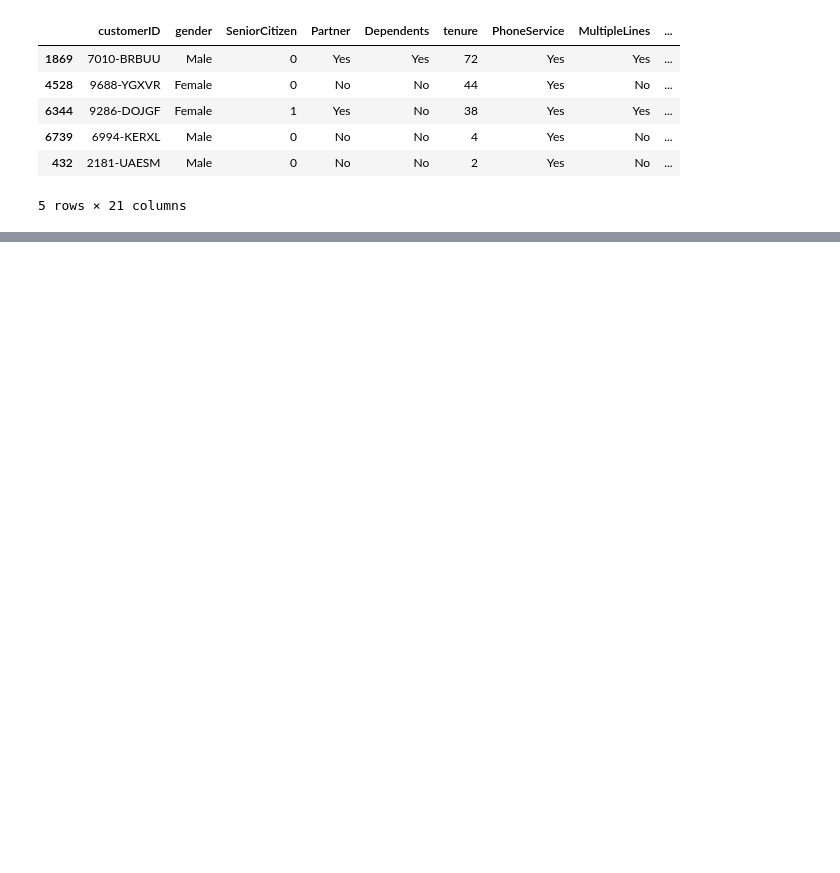
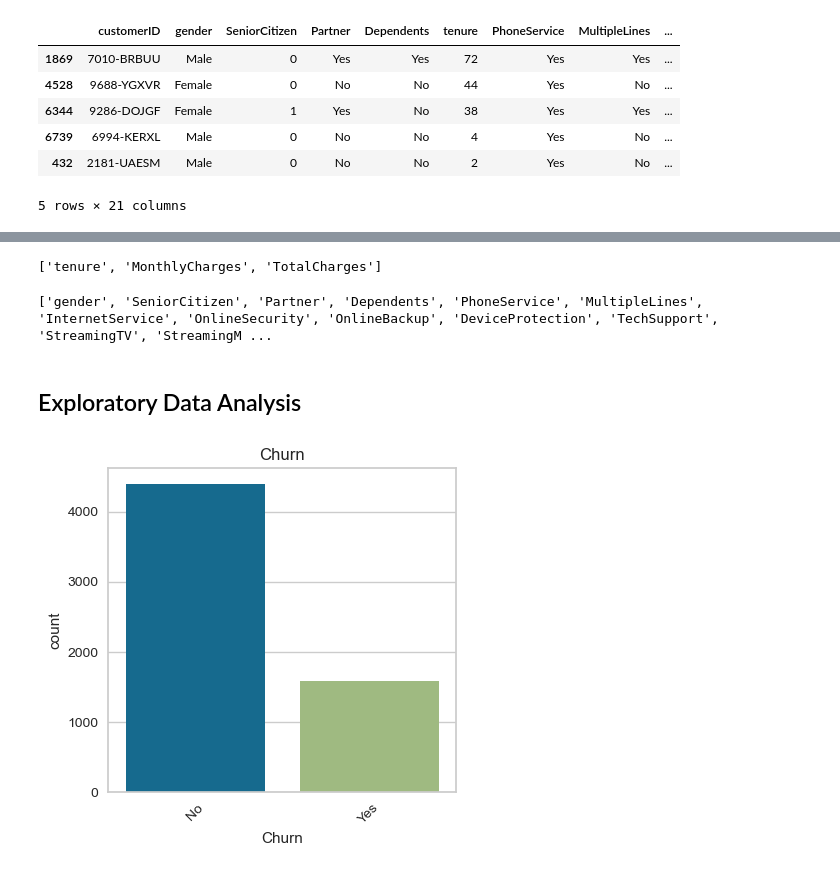
Before and after one commit to gordoaraujo/cl_churn_prediction, a Jupyter notebook: notebooks/Jose_Data_Cleaning_and_Analysis.ipynb, the cells around one changed output, grey strips where cells are left out. Cells and saved outputs as stored; diff of their text form; code cells hidden in the pictures; blank space fills up the shorter version.

```diff
--- a/notebooks/Jose_Data_Cleaning_and_Analysis.ipynb
+++ b/notebooks/Jose_Data_Cleaning_and_Analysis.ipynb
@@ -58,2 +106,2 @@ df_churn[df_churn["TotalCharges"] == " "]
 # %%
-df_churn.loc[df_churn["TotalCharges"] == " ", "TotalCharges"] = np.nan
+df_churn.loc[(df_churn["TotalCharges"].isna()), "TotalCharges"] = 0
@@ -62 +128,18 @@ df_churn = df_churn.astype({"TotalCharges" : "float64"}) # .dtypes
+# %%
+print(numerical_variables)
+# %% [output]
+['tenure', 'MonthlyCharges', 'TotalCharges']
+# %%
+print(categorical_variables)
+# %% [output]
+['gender', 'SeniorCitizen', 'Partner', 'Dependents', 'PhoneService', 'MultipleLines', 'InternetService', 'OnlineSecurity', 'OnlineBackup', 'DeviceProtection', 'TechSupport', 'StreamingTV', 'StreamingM ...
+# %% [markdown]
+## Exploratory Data Analysis
+# %%
+fig, ax = plt.subplots(sharex=False, sharey=False, figsize = (4, 4))
+sns.countplot(data = df_churn, x = "Churn", ax = ax)
+ax.tick_params(axis='x', rotation=45)
+ax.set_title("Churn");
+# %% [output]
+[figure, added]
 # %%
```
Also changed, not shown: parts of 27 cells of this notebook, 1 other file.
